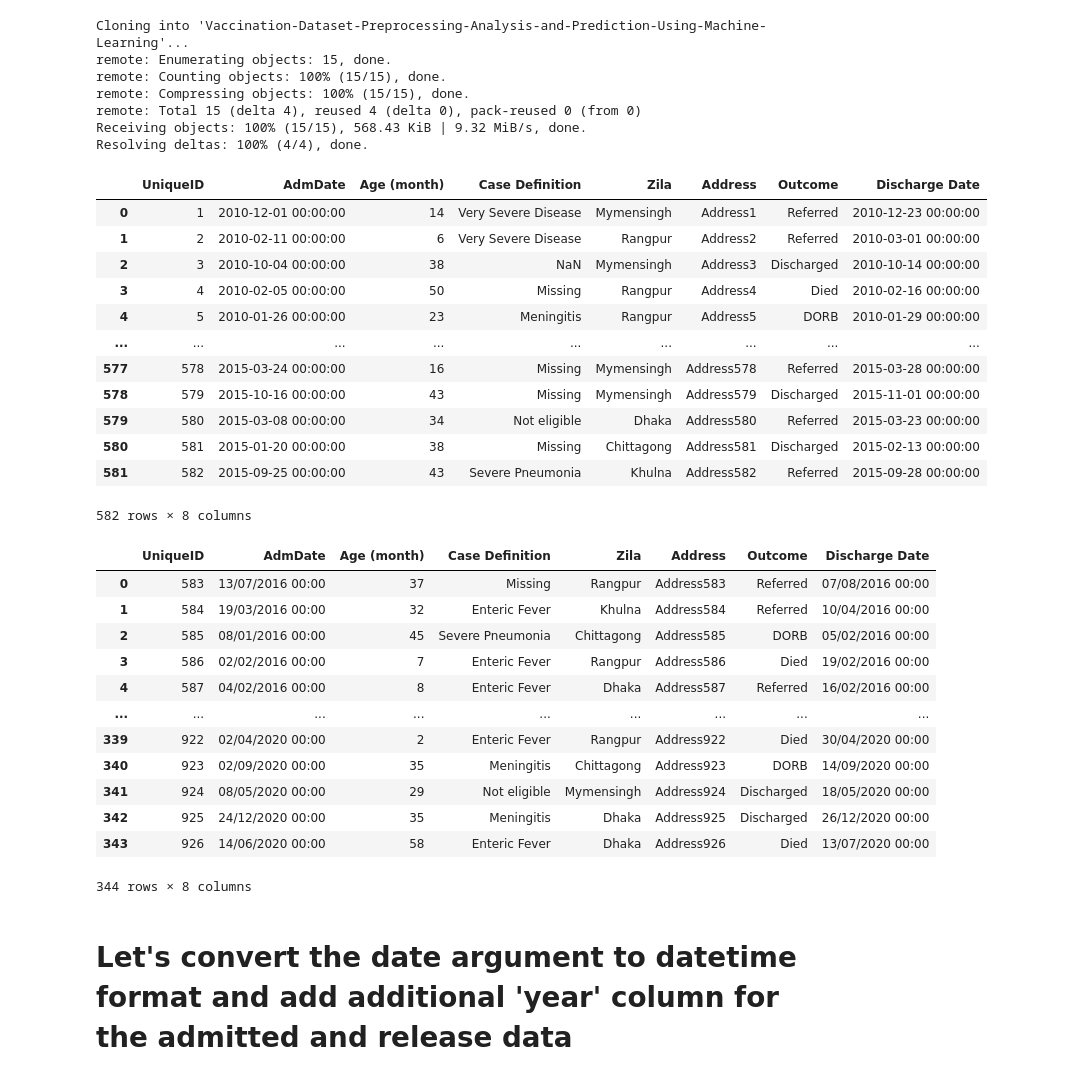
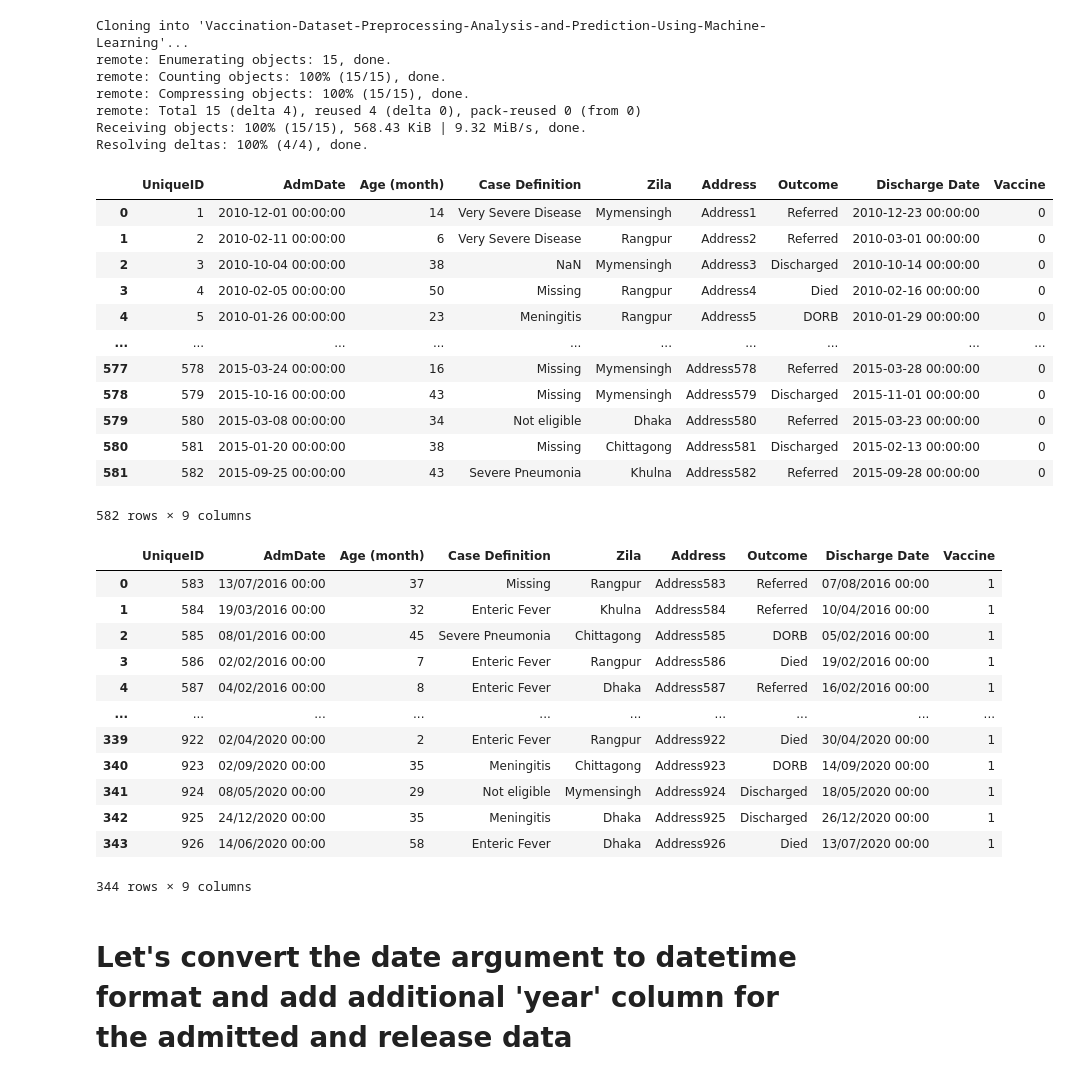
Before and after one commit to FahimHafiz/Vaccination-Dataset-Preprocessing-Analysis-and-Prediction-Using-Machine-Learning, a Jupyter notebook: main.ipynb, the cells around one changed output. Drawn from its saved outputs; the diff is of its cells as text; code cells hidden in the pictures.

```diff
--- a/main.ipynb
+++ b/main.ipynb
@@ -34,41 +37,43 @@ from IPython.display import display
 # %%
 # Before and after vaccine data
 # before_vaccine_data = pd.read_csv('/content/Vaccination-Dataset-Preprocessing-Analysis-and-Prediction-Using-Machine-Learning/datasets/Hospital_data_before_Vaccination.csv')
 before_vaccine_data = pd.read_csv('D:\Research\Vaccination-Dataset-Preprocessing-Analysis-and-Prediction-Using-Machine-Learning\datasets\Hospital_data_before_Vaccination.csv')
+before_vaccine_data['Vaccine'] = 0
 before_vaccine_data
 # %% [output]
-|  | UniqueID | AdmDate | Age (month) | Case Definition | Zila | Address | Outcome | Discharge Date |
-| 0 | 1 | 2010-12-01 00:00:00 | 14 | Very Severe Disease | Mymensingh | Address1 | Referred | 2010-12-23 00:00:00 |
-| 1 | 2 | 2010-02-11 00:00:00 | 6 | Very Severe Disease | Rangpur | Address2 | Referred | 2010-03-01 00:00:00 |
-| 2 | 3 | 2010-10-04 00:00:00 | 38 | NaN | Mymensingh | Address3 | Discharged | 2010-10-14 00:00:00 |
-| 3 | 4 | 2010-02-05 00:00:00 | 50 | Missing | Rangpur | Address4 | Died | 2010-02-16 00:00:00 |
-| 4 | 5 | 2010-01-26 00:00:00 | 23 | Meningitis | Rangpur | Address5 | DORB | 2010-01-29 00:00:00 |
-| ... | ... | ... | ... | ... | ... | ... | ... | ... |
-| 577 | 578 | 2015-03-24 00:00:00 | 16 | Missing | Mymensingh | Address578 | Referred | 2015-03-28 00:00:00 |
-| 578 | 579 | 2015-10-16 00:00:00 | 43 | Missing | Mymensingh | Address579 | Discharged | 2015-11-01 00:00:00 |
-| 579 | 580 | 2015-03-08 00:00:00 | 34 | Not eligible | Dhaka | Address580 | Referred | 2015-03-23 00:00:00 |
-| 580 | 581 | 2015-01-20 00:00:00 | 38 | Missing | Chittagong | Address581 | Discharged | 2015-02-13 00:00:00 |
-| 581 | 582 | 2015-09-25 00:00:00 | 43 | Severe Pneumonia | Khulna | Address582 | Referred | 2015-09-28 00:00:00 |
+|  | UniqueID | AdmDate | Age (month) | Case Definition | Zila | Address | Outcome | Discharge Date | Vaccine |
+| 0 | 1 | 2010-12-01 00:00:00 | 14 | Very Severe Disease | Mymensingh | Address1 | Referred | 2010-12-23 00:00:00 | 0 |
+| 1 | 2 | 2010-02-11 00:00:00 | 6 | Very Severe Disease | Rangpur | Address2 | Referred | 2010-03-01 00:00:00 | 0 |
+| 2 | 3 | 2010-10-04 00:00:00 | 38 | NaN | Mymensingh | Address3 | Discharged | 2010-10-14 00:00:00 | 0 |
+| 3 | 4 | 2010-02-05 00:00:00 | 50 | Missing | Rangpur | Address4 | Died | 2010-02-16 00:00:00 | 0 |
+| 4 | 5 | 2010-01-26 00:00:00 | 23 | Meningitis | Rangpur | Address5 | DORB | 2010-01-29 00:00:00 | 0 |
+| ... | ... | ... | ... | ... | ... | ... | ... | ... | ... |
+| 577 | 578 | 2015-03-24 00:00:00 | 16 | Missing | Mymensingh | Address578 | Referred | 2015-03-28 00:00:00 | 0 |
+| 578 | 579 | 2015-10-16 00:00:00 | 43 | Missing | Mymensingh | Address579 | Discharged | 2015-11-01 00:00:00 | 0 |
+| 579 | 580 | 2015-03-08 00:00:00 | 34 | Not eligible | Dhaka | Address580 | Referred | 2015-03-23 00:00:00 | 0 |
+| 580 | 581 | 2015-01-20 00:00:00 | 38 | Missing | Chittagong | Address581 | Discharged | 2015-02-13 00:00:00 | 0 |
+| 581 | 582 | 2015-09-25 00:00:00 | 43 | Severe Pneumonia | Khulna | Address582 | Referred | 2015-09-28 00:00:00 | 0 |
-582 rows × 8 columns
+582 rows × 9 columns
 # %%
 # Before and after vaccine data
 # after_vaccine_data = pd.read_csv('/content/Vaccination-Dataset-Preprocessing-Analysis-and-Prediction-Using-Machine-Learning/datasets/Hospital_data_after_Vaccination.csv')
 after_vaccine_data = pd.read_csv('D:\Research\Vaccination-Dataset-Preprocessing-Analysis-and-Prediction-Using-Machine-Learning\datasets\Hospital_data_after_Vaccination.csv')
+after_vaccine_data['Vaccine'] = 1
 after_vaccine_data
 # %% [output]
-|  | UniqueID | AdmDate | Age (month) | Case Definition | Zila | Address | Outcome | Discharge Date |
-| 0 | 583 | 13/07/2016 00:00 | 37 | Missing | Rangpur | Address583 | Referred | 07/08/2016 00:00 |
-| 1 | 584 | 19/03/2016 00:00 | 32 | Enteric Fever | Khulna | Address584 | Referred | 10/04/2016 00:00 |
-| 2 | 585 | 08/01/2016 00:00 | 45 | Severe Pneumonia | Chittagong | Address585 | DORB | 05/02/2016 00:00 |
-| 3 | 586 | 02/02/2016 00:00 | 7 | Enteric Fever | Rangpur | Address586 | Died | 19/02/2016 00:00 |
-| 4 | 587 | 04/02/2016 00:00 | 8 | Enteric Fever | Dhaka | Address587 | Referred | 16/02/2016 00:00 |
-| ... | ... | ... | ... | ... | ... | ... | ... | ... |
-| 339 | 922 | 02/04/2020 00:00 | 2 | Enteric Fever | Rangpur | Address922 | Died | 30/04/2020 00:00 |
-| 340 | 923 | 02/09/2020 00:00 | 35 | Meningitis | Chittagong | Address923 | DORB | 14/09/2020 00:00 |
-| 341 | 924 | 08/05/2020 00:00 | 29 | Not eligible | Mymensingh | Address924 | Discharged | 18/05/2020 00:00 |
-| 342 | 925 | 24/12/2020 00:00 | 35 | Meningitis | Dhaka | Address925 | Discharged | 26/12/2020 00:00 |
-| 343 | 926 | 14/06/2020 00:00 | 58 | Enteric Fever | Dhaka | Address926 | Died | 13/07/2020 00:00 |
+|  | UniqueID | AdmDate | Age (month) | Case Definition | Zila | Address | Outcome | Discharge Date | Vaccine |
+| 0 | 583 | 13/07/2016 00:00 | 37 | Missing | Rangpur | Address583 | Referred | 07/08/2016 00:00 | 1 |
+| 1 | 584 | 19/03/2016 00:00 | 32 | Enteric Fever | Khulna | Address584 | Referred | 10/04/2016 00:00 | 1 |
+| 2 | 585 | 08/01/2016 00:00 | 45 | Severe Pneumonia | Chittagong | Address585 | DORB | 05/02/2016 00:00 | 1 |
+| 3 | 586 | 02/02/2016 00:00 | 7 | Enteric Fever | Rangpur | Address586 | Died | 19/02/2016 00:00 | 1 |
+| 4 | 587 | 04/02/2016 00:00 | 8 | Enteric Fever | Dhaka | Address587 | Referred | 16/02/2016 00:00 | 1 |
+| ... | ... | ... | ... | ... | ... | ... | ... | ... | ... |
+| 339 | 922 | 02/04/2020 00:00 | 2 | Enteric Fever | Rangpur | Address922 | Died | 30/04/2020 00:00 | 1 |
+| 340 | 923 | 02/09/2020 00:00 | 35 | Meningitis | Chittagong | Address923 | DORB | 14/09/2020 00:00 | 1 |
+| 341 | 924 | 08/05/2020 00:00 | 29 | Not eligible | Mymensingh | Address924 | Discharged | 18/05/2020 00:00 | 1 |
+| 342 | 925 | 24/12/2020 00:00 | 35 | Meningitis | Dhaka | Address925 | Discharged | 26/12/2020 00:00 | 1 |
+| 343 | 926 | 14/06/2020 00:00 | 58 | Enteric Fever | Dhaka | Address926 | Died | 13/07/2020 00:00 | 1 |
-344 rows × 8 columns
+344 rows × 9 columns
 # %% [markdown]
 # Let's convert the date argument to datetime format and add additional 'year' column for the admitted and release data
 # %%
```
Also changed, not shown: parts of 24 cells of this notebook.
